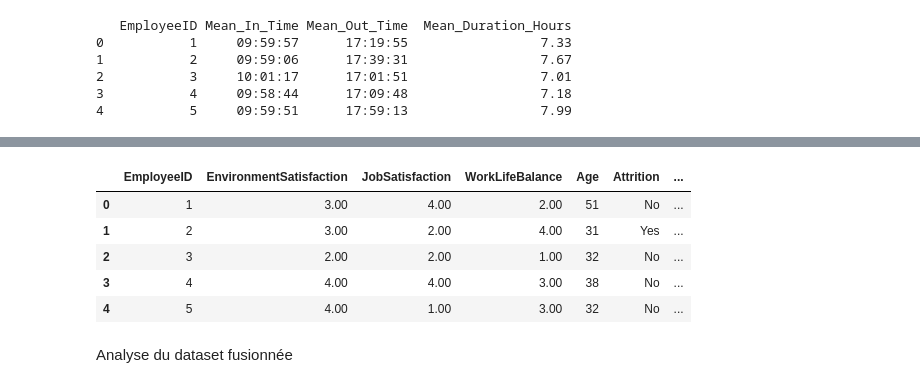
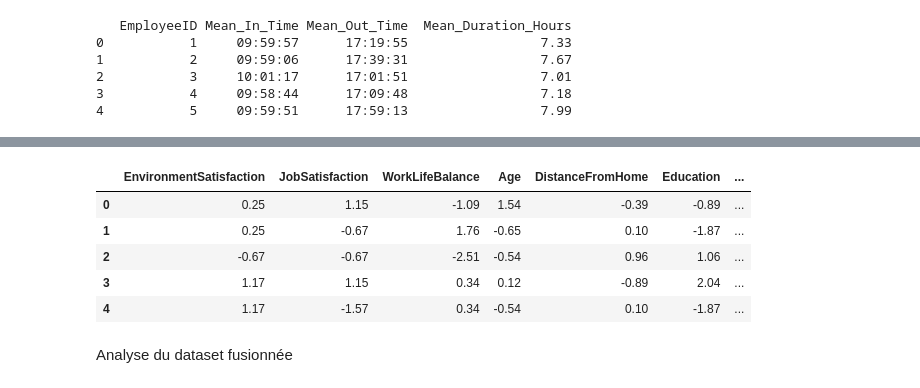
Before and after one commit to AlbanCLV/MachineLearning, a Jupyter notebook: Projet/preparation.ipynb, the cells around one changed output, grey strips where cells are left out. Drawn from its saved outputs; the diff is of its cells as text; code cells hidden in the pictures.

Commit message:
Ajout des comparaisons

```diff
--- a/Projet/preparation.ipynb
+++ b/Projet/preparation.ipynb
@@ -162,9 +145,9 @@ msno.matrix(employee_survey_data)
 plt.show()
 
 # Impute missing values
-# For numerical columns, use median imputation
+# For numerical columns (which are actually ordinal scores like Satisfaction), use mode imputation
 numerical_columns = employee_survey_data.select_dtypes(include=['float64', 'int64']).columns
-employee_survey_data[numerical_columns] = employee_survey_data[numerical_columns].fillna(employee_survey_data[numerical_columns].median())
+employee_survey_data[numerical_columns] = employee_survey_data[numerical_columns].fillna(employee_survey_data[numerical_columns].mode().iloc[0])
 
 # For categorical columns, use mode imputation
 categorical_columns = employee_survey_data.select_dtypes(include=['object']).columns
@@ -231,9 +214,9 @@ msno.matrix(manager_survey_data)
 plt.show()
 
 # Impute missing values
-# For numerical columns, use median imputation
+# For numerical columns (ordinal ratings like JobInvolvement), use mode imputation
 numerical_columns = manager_survey_data.select_dtypes(include=['float64', 'int64']).columns
-manager_survey_data[numerical_columns] = manager_survey_data[numerical_columns].fillna(manager_survey_data[numerical_columns].median())
+manager_survey_data[numerical_columns] = manager_survey_data[numerical_columns].fillna(manager_survey_data[numerical_columns].mode().iloc[0])
 
 # Verify that there are no more missing values
 manager_survey_data.isnull().sum()
@@ -391,6 +372,64 @@ Jointure des datasets
 # %%
-# Jointure des datasets avec le dataset temporel réduit
-datasets = [employee_survey_data, general_data, manager_survey_data, df_result]
+# Conversion des heures (Mean_In_Time, Mean_Out_Time) en numérique avant traitement
+def time_str_to_hours(time_str):
+    if pd.isna(time_str) or not isinstance(time_str, str):
+        return time_str
+    try:
+        h, m, s = map(int, time_str.split(':'))
+        return h + m / 60.0 + s / 3600.0
+    except ValueError:
+        return np.nan
+
+time_cols = ['Mean_In_Time', 'Mean_Out_Time']
+for col in time_cols:
+    if col in df_result.columns:
+        df_result[col] = df_result[col].apply(time_str_to_hours)
+
+# 1. Normalisation des variables numériques AVANT encodage
+from sklearn.preprocessing import StandardScaler
+from functools import reduce
+
+def normalize_numeric_columns(df):
+    df_normalized = df.copy()
+    # Identifier les colonnes numériques (exclure EmployeeID qui sert de clé)
+    numeric_cols = df_normalized.select_dtypes(include=['int64', 'float64', 'int32']).columns.tolist()
+    if 'EmployeeID' in numeric_cols:
+        numeric_cols.remove('EmployeeID')
+
+    # On ajoute explicitement PerformanceRating même si elle n'a que 2 valeurs uniques
+    continuous_cols = [col for col in numeric_cols if len(set(df_normalized[col].dropna().unique())) > 2 or col == 'PerformanceRating']
+
+    if continuous_cols:
+        scaler = StandardScaler()
+        df_normalized[continuous_cols] = scaler.fit_transform(df_normalized[continuous_cols])
+    return df_normalized
+
+employee_survey_norm = normalize_numeric_columns(employee_survey_data)
+general_data_norm = normalize_numeric_columns(general_data)
+manager_survey_norm = normalize_numeric_columns(manager_survey_data)
+df_result_norm = normalize_numeric_columns(df_result)
+
+# 2. Numérisation (encodage) des variables catégorielles
+def encode_categorical_columns(df):
+    df_encoded = df.copy()
+    categorical_cols = df_encoded.select_dtypes(include=['object', 'category']).columns.tolist()
+    if categorical_cols:
+        df_encoded = pd.get_dummies(df_encoded, columns=categorical_cols, drop_first=True, dtype=int)
+    return df_encoded
+
+employee_survey_enc = encode_categorical_columns(employee_survey_norm)
+general_data_enc = encode_categorical_columns(general_data_norm)
+manager_survey_enc = encode_categorical_columns(manager_survey_norm)
+df_result_enc = encode_categorical_columns(df_result_norm)
+
+# 3. Fusion des datasets après les 2 étapes
+datasets = [employee_survey_enc, general_data_enc, manager_survey_enc, df_result_enc]
 merged_data = reduce(lambda left, right: pd.merge(left, right, on='EmployeeID', how='outer'), datasets)
+
+# Suppression des colonnes non prédictives
+cols_to_drop = ['EmployeeID', 'EmployeeCount', 'StandardHours']
+merged_data.drop(columns=[col for col in cols_to_drop if col in merged_data.columns], inplace=True)
+
+print('Shape après fusion :', merged_data.shape)
 merged_data.head()
 # %% [output]
@@ -397,9 +437,9 @@ merged_data.head()
-|  | EmployeeID | EnvironmentSatisfaction | JobSatisfaction | WorkLifeBalance | Age | Attrition | ... |
-| 0 | 1 | 3.00 | 4.00 | 2.00 | 51 | No | ... |
-| 1 | 2 | 3.00 | 2.00 | 4.00 | 31 | Yes | ... |
-| 2 | 3 | 2.00 | 2.00 | 1.00 | 32 | No | ... |
-| 3 | 4 | 4.00 | 4.00 | 3.00 | 38 | No | ... |
-| 4 | 5 | 4.00 | 1.00 | 3.00 | 32 | No | ... |
+|  | EnvironmentSatisfaction | JobSatisfaction | WorkLifeBalance | Age | DistanceFromHome | Education | ... |
+| 0 | 0.25 | 1.15 | -1.09 | 1.54 | -0.39 | -0.89 | ... |
+| 1 | 0.25 | -0.67 | 1.76 | -0.65 | 0.10 | -1.87 | ... |
+| 2 | -0.67 | -0.67 | -2.51 | -0.54 | 0.96 | 1.06 | ... |
+| 3 | 1.17 | 1.15 | 0.34 | 0.12 | -0.89 | 2.04 | ... |
+| 4 | 1.17 | -1.57 | 0.34 | -0.54 | 0.10 | -1.87 | ... |
 # %% [markdown]
 Analyse du dataset fusionnée
 # %%
```
Also changed, not shown: parts of 15 cells of this notebook, 5 other files.
